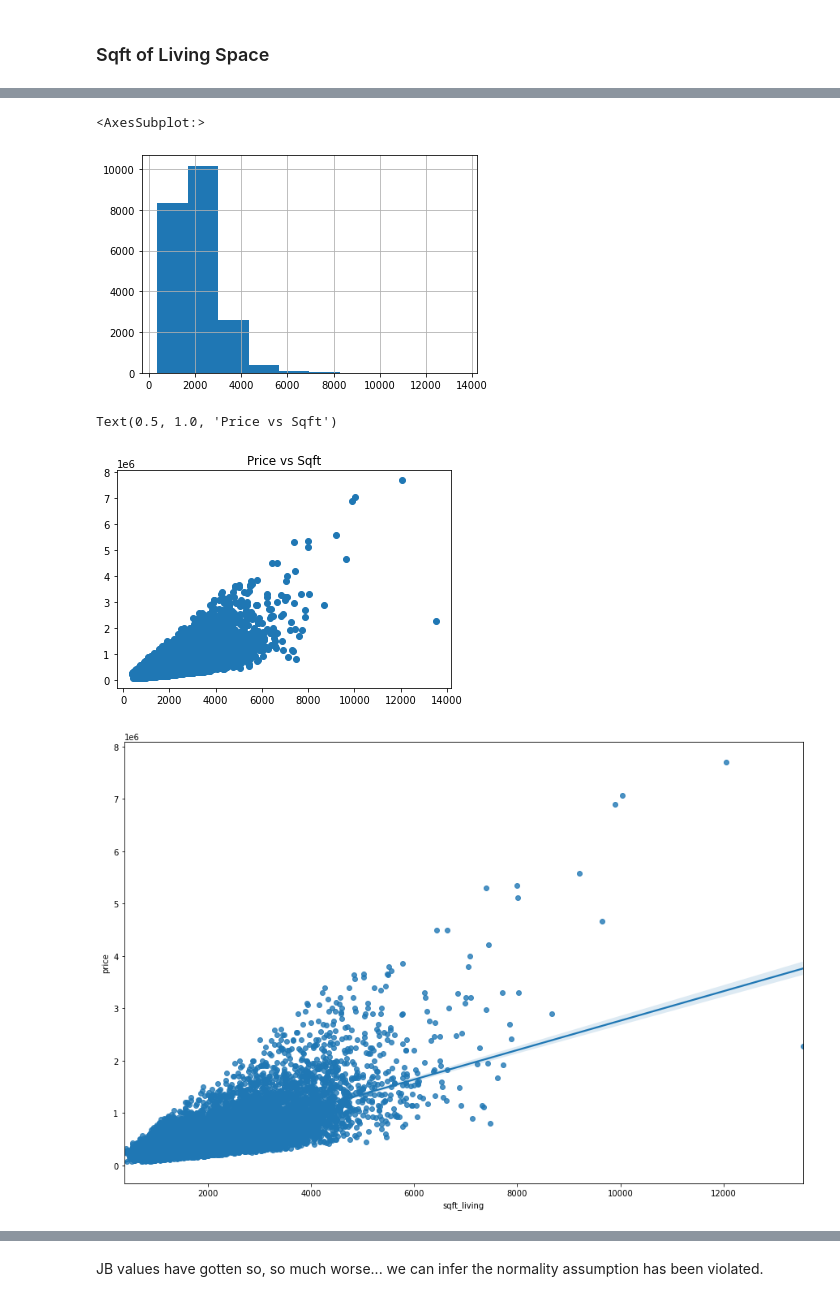
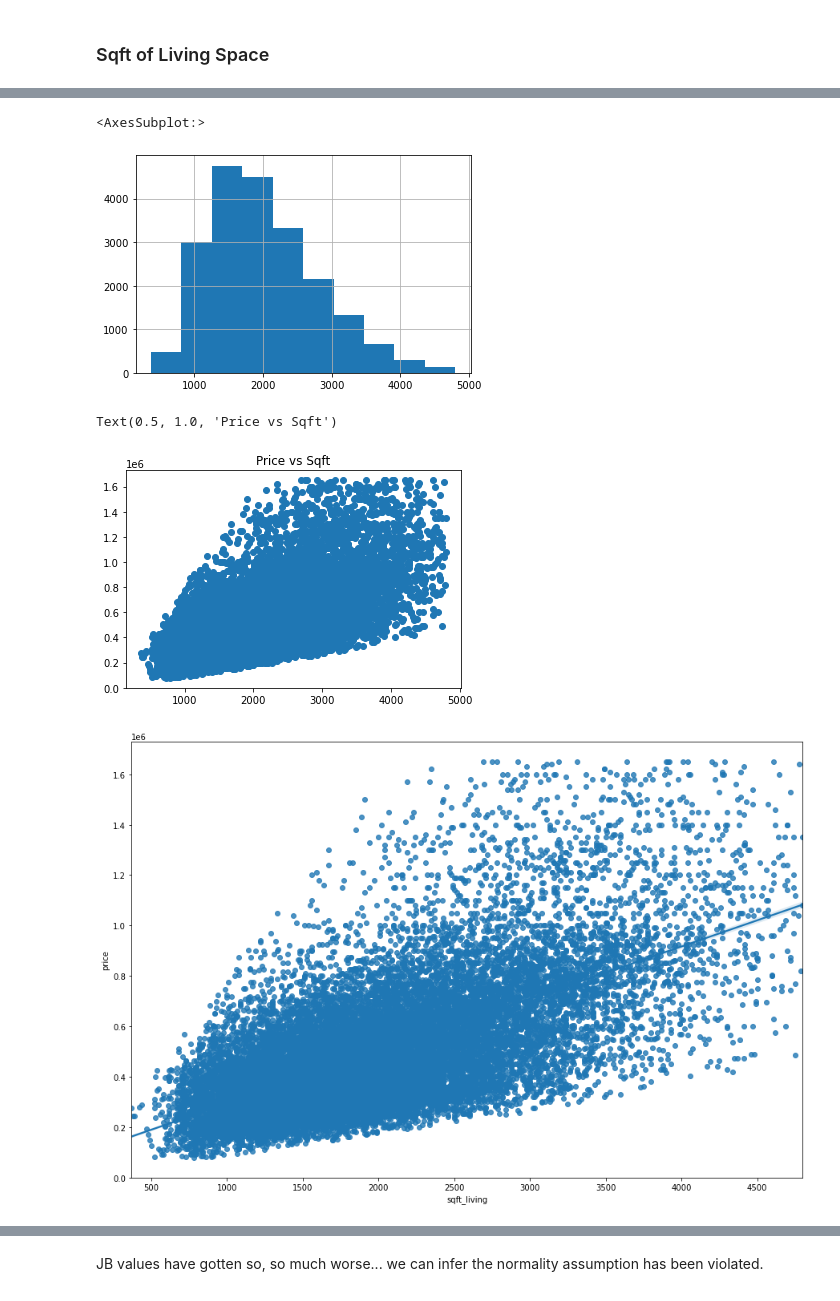
Before and after one commit to letruong711/Seattle-Area-Housing-Analysis, a Jupyter notebook: Starting Analysis.ipynb, the cells around one changed output, grey strips where cells are left out. Drawn from its saved outputs; the diff is of its cells as text; code cells hidden in the pictures.

```diff
--- a/Starting Analysis.ipynb
+++ b/Starting Analysis.ipynb
@@ -643,3 +725,7 @@ vif_df
 Anything above 5 violates the independence assumption.
 # %% [markdown]
 ### Sqft of Living Space
+# %%
+model_3 = df[['price', 'sqft_living', 'bathrooms', 'grade']]
+model_3 = model_3.set_index('price').reset_index()
+model_3
@@ -645,0 +746,2 @@ Anything above 5 violates the independence assumption.
+# %%
+model_3['price'] = model_3['price'].astype('int64')
@@ -645,0 +754,3 @@ Anything above 5 violates the independence assumption.
+# %%
+model_3 = model_3[(np.abs(stats.zscore(model_3)) < 3).all(axis=1)]
+model_3
@@ -645,0 +775,3 @@ Anything above 5 violates the independence assumption.
+# %%
+model_3 = model_3.drop_duplicates()
+model_3
@@ -646,17 +812,17 @@ Anything above 5 violates the independence assumption.
 # %%
-price['sqft_living'].hist()
+model_3['sqft_living'].hist()
 # %% [output]
 <AxesSubplot:>
-[figure, old version]
+[figure, new version]
 # %%
-plt.scatter(price.sqft_living, price.price)
+plt.scatter(model_3.sqft_living, model_3.price)
 plt.title('Price vs Sqft')
 # %% [output]
 Text(0.5, 1.0, 'Price vs Sqft')
-[figure, old version]
+[figure, new version]
 # %%
 plt.figure(figsize=(15,10))
-sns.regplot(x="sqft_living", y="price", data=price);
+sns.regplot(x="sqft_living", y="price", data=model_3);
 # %% [output]
-[figure, old version]
+[figure, new version]
 # %%
```
Also changed, not shown: parts of 72 cells of this notebook.
